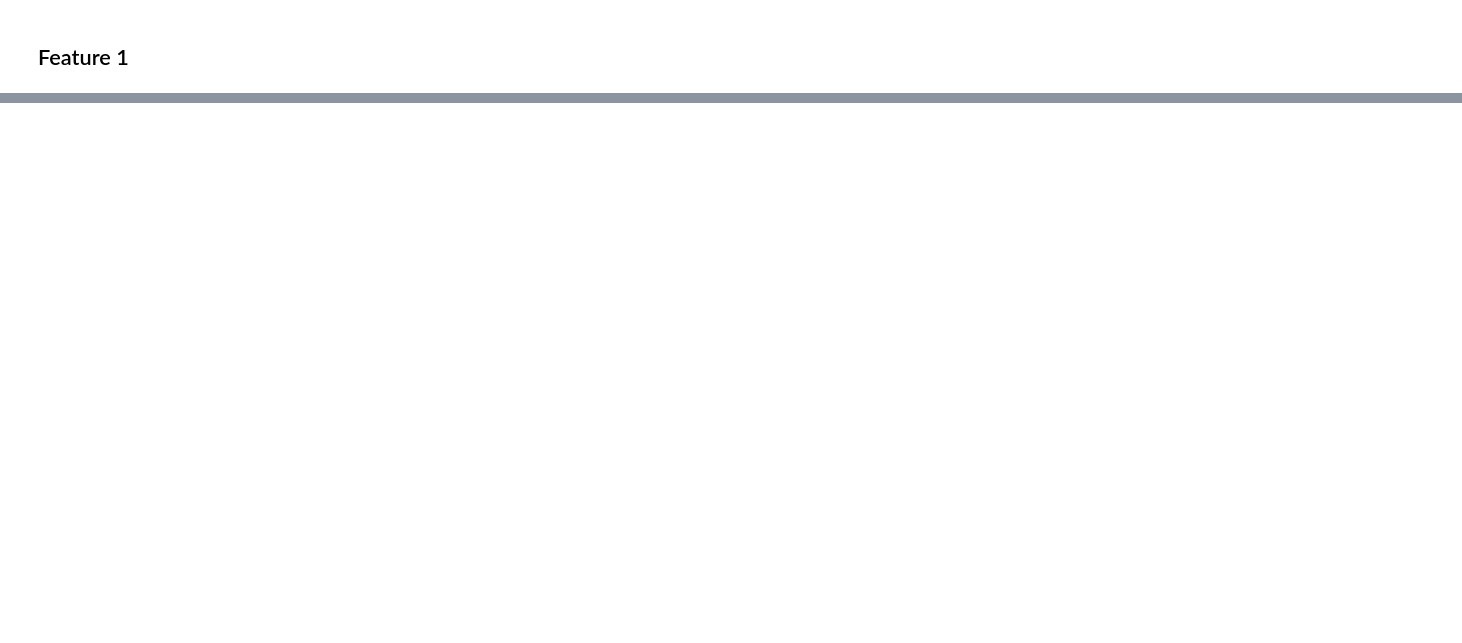
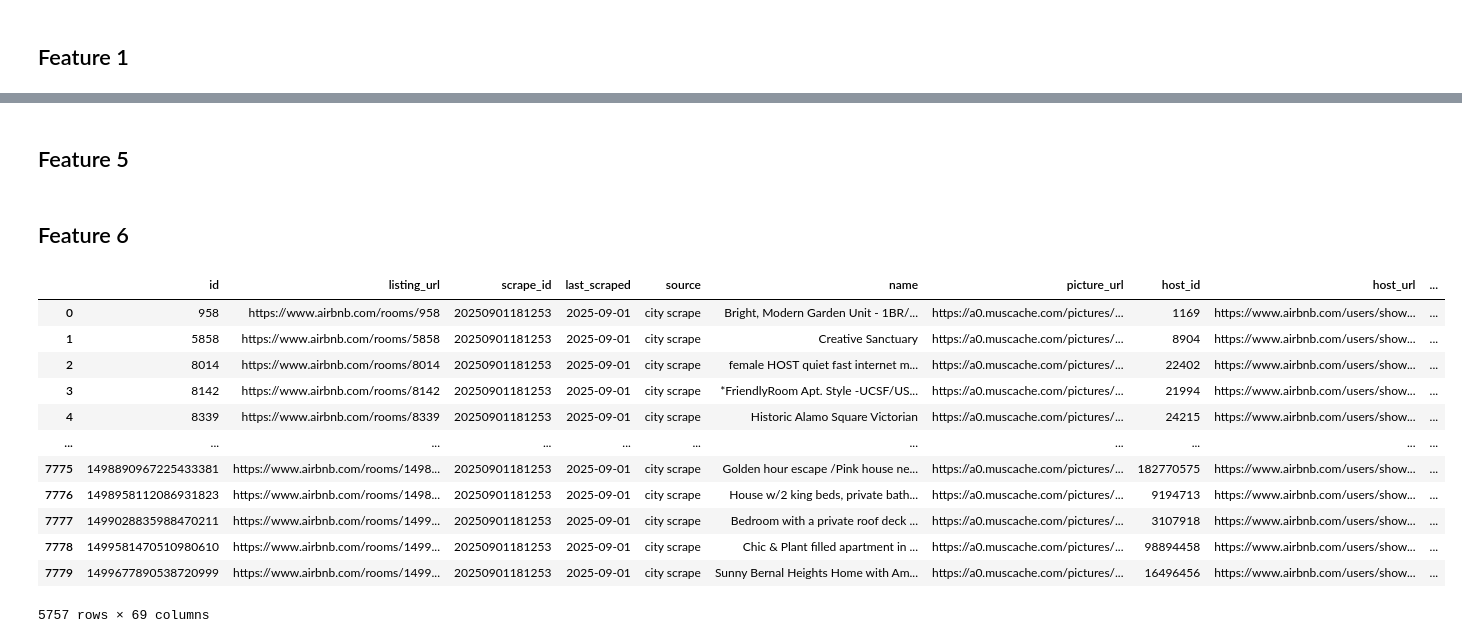
Before and after one commit to matteosaisi/airbnb-pricing-optimization, a Jupyter notebook: notebooks/02_feature_engineering.ipynb, the cells around one changed output, grey strips where cells are left out. Saved outputs shown, nothing was run; the diff lists cells and outputs as text; code cells hidden in the pictures; blank space fills up the shorter version.

```diff
--- a/notebooks/02_feature_engineering.ipynb
+++ b/notebooks/02_feature_engineering.ipynb
@@ -194,2 +213,4 @@ df_clean_eng = df_clean
 # %% [markdown]
 ## Feature 1
+# %%
+df_clean_eng["person_per_room"] = df_clean_eng["accommodates"] / df_clean_eng["bedrooms"]
@@ -195,0 +219,2 @@ df_clean_eng = df_clean
+# %%
+df_clean_eng["person_per_bed"] = df_clean_eng["accommodates"] / df_clean_eng["beds"]
@@ -195,0 +223,4 @@ df_clean_eng = df_clean
+# %%
+df_clean_eng["price_per_person"] = df_clean_eng["price"] / df_clean_eng["accommodates"]
+df_clean_eng["log_price_per_person"] = np.log(df_clean_eng["price_per_person"])
+df_clean_eng
@@ -195,0 +241,28 @@ df_clean_eng = df_clean
+# %% [markdown]
+## Feature 5
+# %%
+df_clean_eng["review_scores_avg"] = (df_clean_eng["review_scores_rating"] +
+                                     df_clean_eng["review_scores_accuracy"] +
+                                     df_clean_eng["review_scores_cleanliness"] +
+                                     df_clean_eng["review_scores_checkin"] +
+                                     df_clean_eng["review_scores_communication"] +
+                                     df_clean_eng["review_scores_location"] +
+                                     df_clean_eng["review_scores_value"]) / 7
+# %% [markdown]
+## Feature 6
+# %%
+df_clean_eng
+# %% [output]
+|  | id | listing_url | scrape_id | last_scraped | source | name | picture_url | host_id | host_url | ... |
+| 0 | 958 | https://www.airbnb.com/rooms/958 | 20250901181253 | 2025-09-01 | city scrape | Bright, Modern Garden Unit - 1BR/... | https://a0.muscache.com/pictures/... | 1169 | https://www.airbnb.com/users/show... | ... |
+| 1 | 5858 | https://www.airbnb.com/rooms/5858 | 20250901181253 | 2025-09-01 | city scrape | Creative Sanctuary | https://a0.muscache.com/pictures/... | 8904 | https://www.airbnb.com/users/show... | ... |
+| 2 | 8014 | https://www.airbnb.com/rooms/8014 | 20250901181253 | 2025-09-01 | city scrape | female HOST quiet fast internet m... | https://a0.muscache.com/pictures/... | 22402 | https://www.airbnb.com/users/show... | ... |
+| 3 | 8142 | https://www.airbnb.com/rooms/8142 | 20250901181253 | 2025-09-01 | city scrape | *FriendlyRoom Apt. Style -UCSF/US... | https://a0.muscache.com/pictures/... | 21994 | https://www.airbnb.com/users/show... | ... |
+| 4 | 8339 | https://www.airbnb.com/rooms/8339 | 20250901181253 | 2025-09-01 | city scrape | Historic Alamo Square Victorian | https://a0.muscache.com/pictures/... | 24215 | https://www.airbnb.com/users/show... | ... |
+| ... | ... | ... | ... | ... | ... | ... | ... | ... | ... | ... |
+| 7775 | 1498890967225433381 | https://www.airbnb.com/rooms/1498... | 20250901181253 | 2025-09-01 | city scrape | Golden hour escape /Pink house ne... | https://a0.muscache.com/pictures/... | 182770575 | https://www.airbnb.com/users/show... | ... |
+| 7776 | 1498958112086931823 | https://www.airbnb.com/rooms/1498... | 20250901181253 | 2025-09-01 | city scrape | House w/2 king beds, private bath... | https://a0.muscache.com/pictures/... | 9194713 | https://www.airbnb.com/users/show... | ... |
+| 7777 | 1499028835988470211 | https://www.airbnb.com/rooms/1499... | 20250901181253 | 2025-09-01 | city scrape | Bedroom with a private roof deck ... | https://a0.muscache.com/pictures/... | 3107918 | https://www.airbnb.com/users/show... | ... |
+| 7778 | 1499581470510980610 | https://www.airbnb.com/rooms/1499... | 20250901181253 | 2025-09-01 | city scrape | Chic & Plant filled apartment in ... | https://a0.muscache.com/pictures/... | 98894458 | https://www.airbnb.com/users/show... | ... |
+| 7779 | 1499677890538720999 | https://www.airbnb.com/rooms/1499... | 20250901181253 | 2025-09-01 | city scrape | Sunny Bernal Heights Home with Am... | https://a0.muscache.com/pictures/... | 16496456 | https://www.airbnb.com/users/show... | ... |
+5757 rows × 69 columns
```
Also changed, not shown: parts of 4 cells of this notebook.
